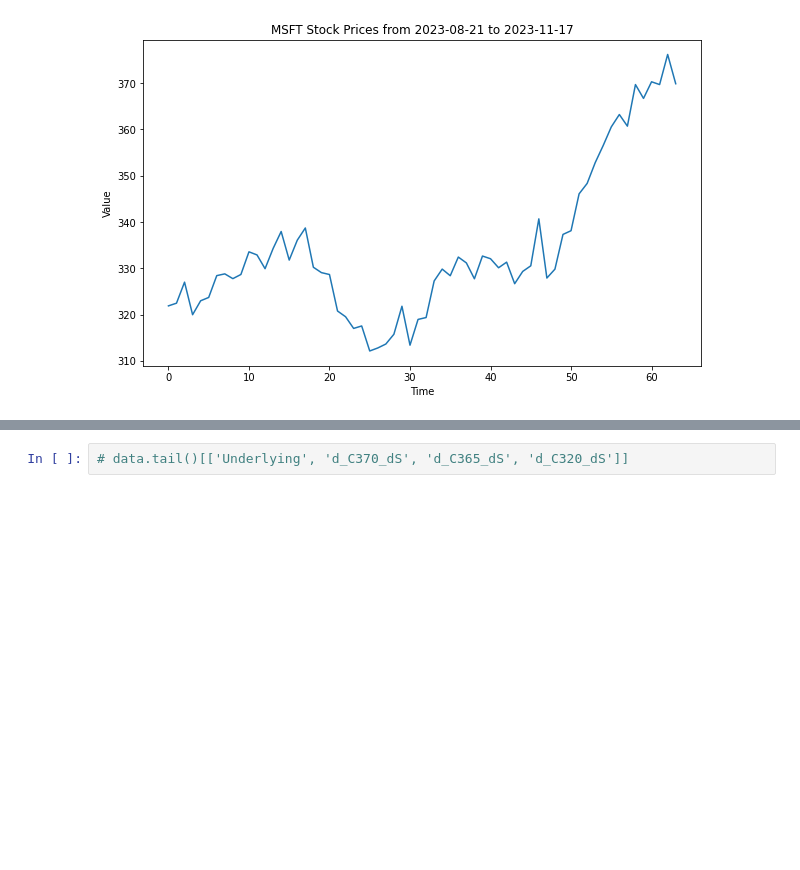
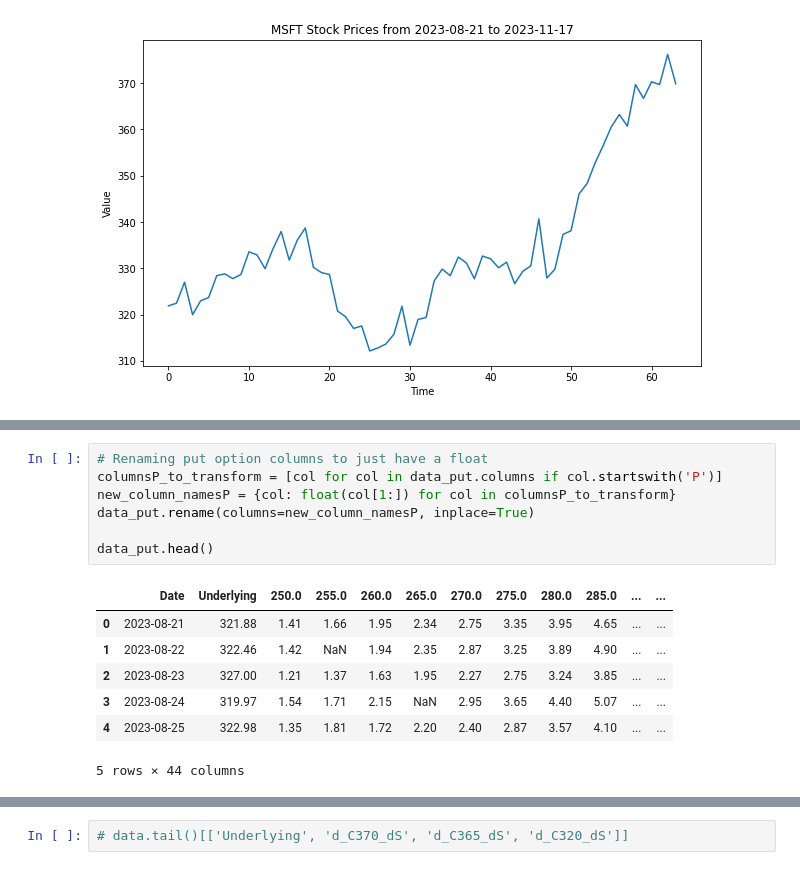
Before and after one commit to Snail664/greek-hedging, a Jupyter notebook: hedging.ipynb, the cells around one changed output, grey strips where cells are left out. Saved outputs shown, nothing was run; the diff lists cells and outputs as text; blank space fills up the shorter version.

```diff
--- a/hedging.ipynb
+++ b/hedging.ipynb
@@ -86,5 +133,20 @@ data.head()
 | 3 | 2023-08-24 | 319.97 | NaN | NaN | 66.20 | NaN | 57.77 | 60.60 | 50.0 | 44.62 | ... | ... |
 | 4 | 2023-08-25 | 322.98 | NaN | 73.85 | 64.93 | 62.29 | NaN | NaN | 50.3 | 43.80 | ... | ... |
 5 rows × 44 columns
+# %%
+# Renaming put option columns to just have a float
+columnsP_to_transform = [col for col in data_put.columns if col.startswith('P')]
+new_column_namesP = {col: float(col[1:]) for col in columnsP_to_transform}
+data_put.rename(columns=new_column_namesP, inplace=True)
+
+data_put.head()
+# %% [output]
+|  | Date | Underlying | 250.0 | 255.0 | 260.0 | 265.0 | 270.0 | 275.0 | 280.0 | 285.0 | ... | ... |
+| 0 | 2023-08-21 | 321.88 | 1.41 | 1.66 | 1.95 | 2.34 | 2.75 | 3.35 | 3.95 | 4.65 | ... | ... |
+| 1 | 2023-08-22 | 322.46 | 1.42 | NaN | 1.94 | 2.35 | 2.87 | 3.25 | 3.89 | 4.90 | ... | ... |
+| 2 | 2023-08-23 | 327.00 | 1.21 | 1.37 | 1.63 | 1.95 | 2.27 | 2.75 | 3.24 | 3.85 | ... | ... |
+| 3 | 2023-08-24 | 319.97 | 1.54 | 1.71 | 2.15 | NaN | 2.95 | 3.65 | 4.40 | 5.07 | ... | ... |
+| 4 | 2023-08-25 | 322.98 | 1.35 | 1.81 | 1.72 | 2.20 | 2.40 | 2.87 | 3.57 | 4.10 | ... | ... |
+5 rows × 44 columns
 # %%
 # Now we can use melt function so that the strike price becomes a variable
```
Also changed, not shown: parts of 20 cells of this notebook, 2 other files.
